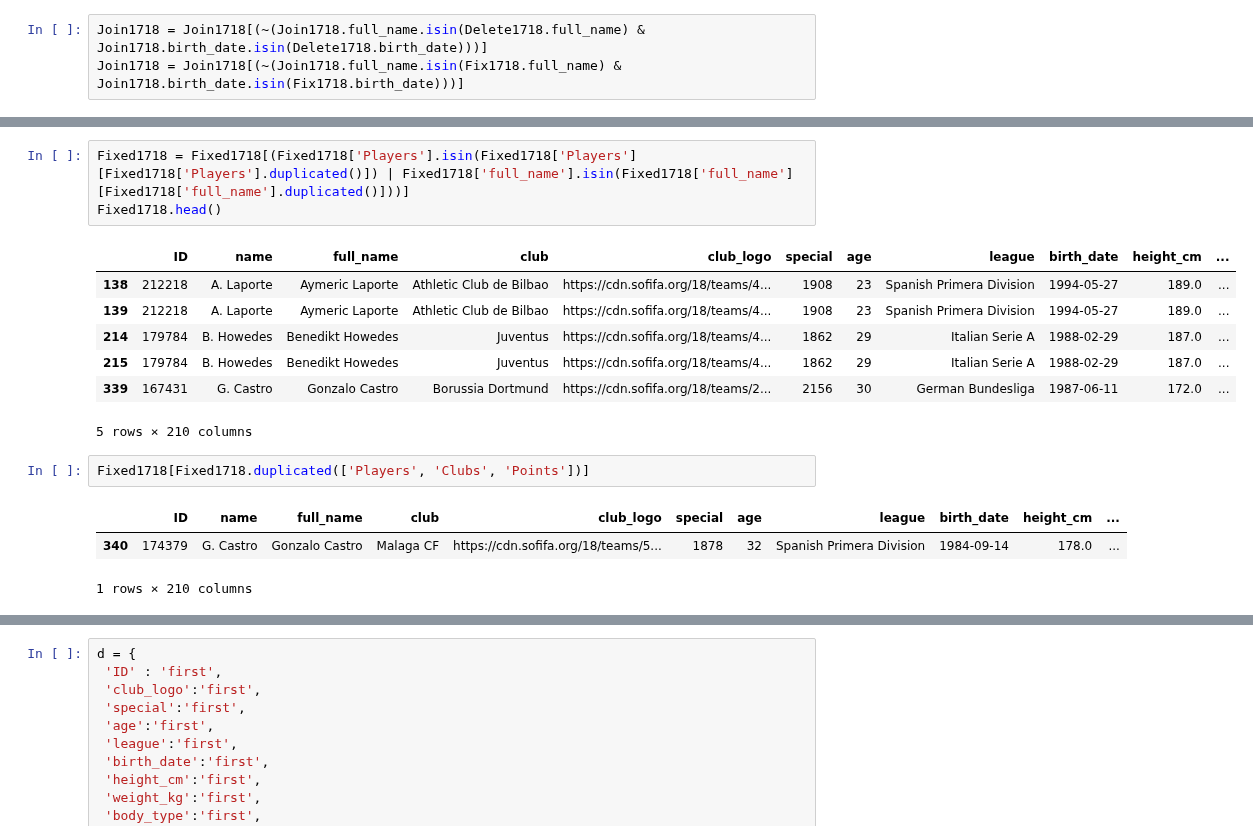
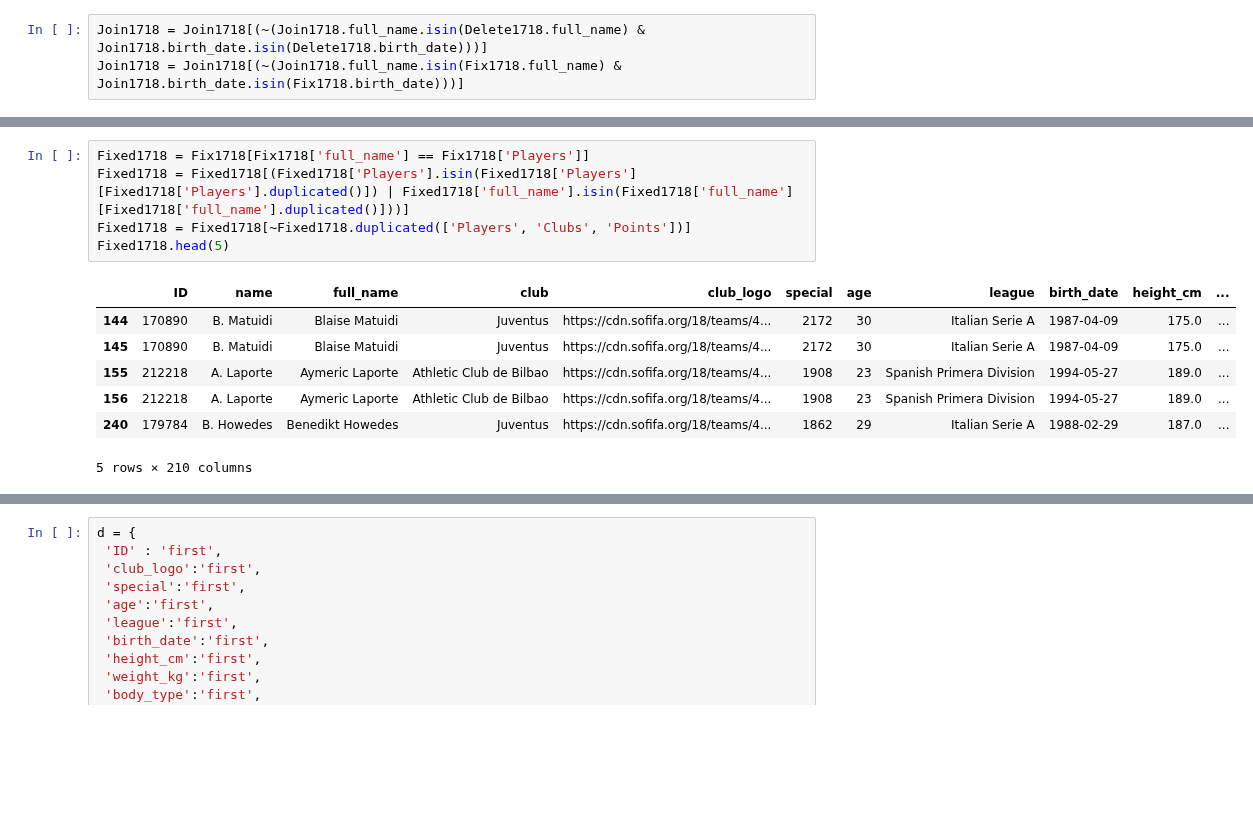
Before and after one commit to markkennedy3/Fifa-vs-Real-Life, a Jupyter notebook: notebooks/prep/300_Join_FIFA_Fantasy1718.ipynb, the cells around one changed output, grey strips where cells are left out. Cells and saved outputs as stored; diff of their text form; blank space fills up the shorter version.

```diff
--- a/notebooks/prep/300_Join_FIFA_Fantasy1718.ipynb
+++ b/notebooks/prep/300_Join_FIFA_Fantasy1718.ipynb
@@ -88,17 +105,13 @@ Fixed1718.head()
 # %%
+Fixed1718 = Fix1718[Fix1718['full_name'] == Fix1718['Players']]
 Fixed1718 = Fixed1718[(Fixed1718['Players'].isin(Fixed1718['Players'][Fixed1718['Players'].duplicated()]) | Fixed1718['full_name'].isin(Fixed1718['full_name'][Fixed1718['full_name'].duplicated()]))]
-Fixed1718.head()
+Fixed1718 = Fixed1718[~Fixed1718.duplicated(['Players', 'Clubs', 'Points'])]
+Fixed1718.head(5)
 # %% [output]
 |  | ID | name | full_name | club | club_logo | special | age | league | birth_date | height_cm | ... |
-| 138 | 212218 | A. Laporte | Aymeric Laporte | Athletic Club de Bilbao | https://cdn.sofifa.org/18/teams/4... | 1908 | 23 | Spanish Primera Division | 1994-05-27 | 189.0 | ... |
-| 139 | 212218 | A. Laporte | Aymeric Laporte | Athletic Club de Bilbao | https://cdn.sofifa.org/18/teams/4... | 1908 | 23 | Spanish Primera Division | 1994-05-27 | 189.0 | ... |
-| 214 | 179784 | B. Howedes | Benedikt Howedes | Juventus | https://cdn.sofifa.org/18/teams/4... | 1862 | 29 | Italian Serie A | 1988-02-29 | 187.0 | ... |
-| 215 | 179784 | B. Howedes | Benedikt Howedes | Juventus | https://cdn.sofifa.org/18/teams/4... | 1862 | 29 | Italian Serie A | 1988-02-29 | 187.0 | ... |
-| 339 | 167431 | G. Castro | Gonzalo Castro | Borussia Dortmund | https://cdn.sofifa.org/18/teams/2... | 2156 | 30 | German Bundesliga | 1987-06-11 | 172.0 | ... |
+| 144 | 170890 | B. Matuidi | Blaise Matuidi | Juventus | https://cdn.sofifa.org/18/teams/4... | 2172 | 30 | Italian Serie A | 1987-04-09 | 175.0 | ... |
+| 145 | 170890 | B. Matuidi | Blaise Matuidi | Juventus | https://cdn.sofifa.org/18/teams/4... | 2172 | 30 | Italian Serie A | 1987-04-09 | 175.0 | ... |
+| 155 | 212218 | A. Laporte | Aymeric Laporte | Athletic Club de Bilbao | https://cdn.sofifa.org/18/teams/4... | 1908 | 23 | Spanish Primera Division | 1994-05-27 | 189.0 | ... |
+| 156 | 212218 | A. Laporte | Aymeric Laporte | Athletic Club de Bilbao | https://cdn.sofifa.org/18/teams/4... | 1908 | 23 | Spanish Primera Division | 1994-05-27 | 189.0 | ... |
+| 240 | 179784 | B. Howedes | Benedikt Howedes | Juventus | https://cdn.sofifa.org/18/teams/4... | 1862 | 29 | Italian Serie A | 1988-02-29 | 187.0 | ... |
 5 rows × 210 columns
-# %%
-Fixed1718[Fixed1718.duplicated(['Players', 'Clubs', 'Points'])]
-# %% [output]
-|  | ID | name | full_name | club | club_logo | special | age | league | birth_date | height_cm | ... |
-| 340 | 174379 | G. Castro | Gonzalo Castro | Malaga CF | https://cdn.sofifa.org/18/teams/5... | 1878 | 32 | Spanish Primera Division | 1984-09-14 | 178.0 | ... |
-1 rows × 210 columns
```
Also changed, not shown: parts of 33 cells of this notebook, 11 other files.
